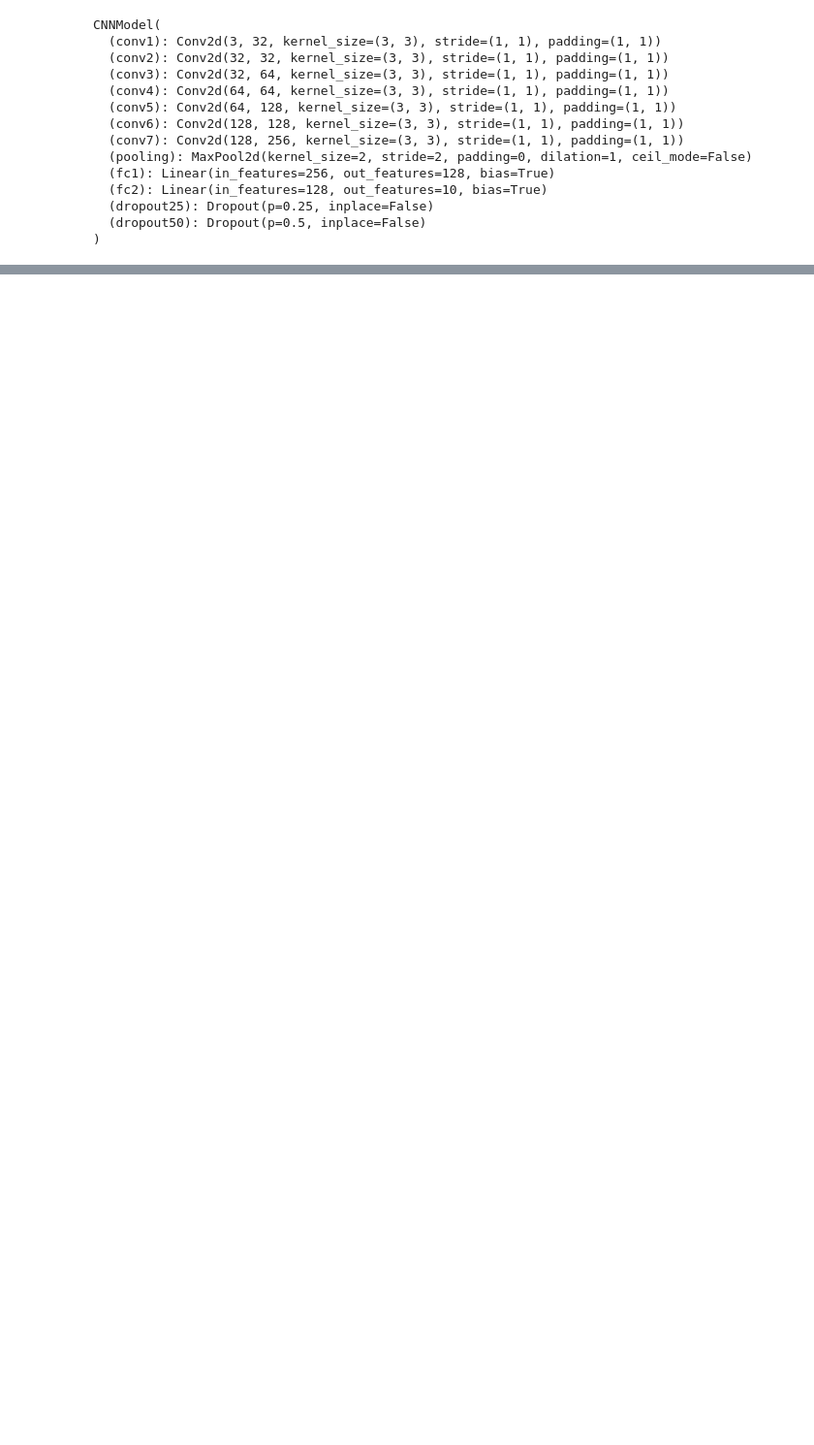
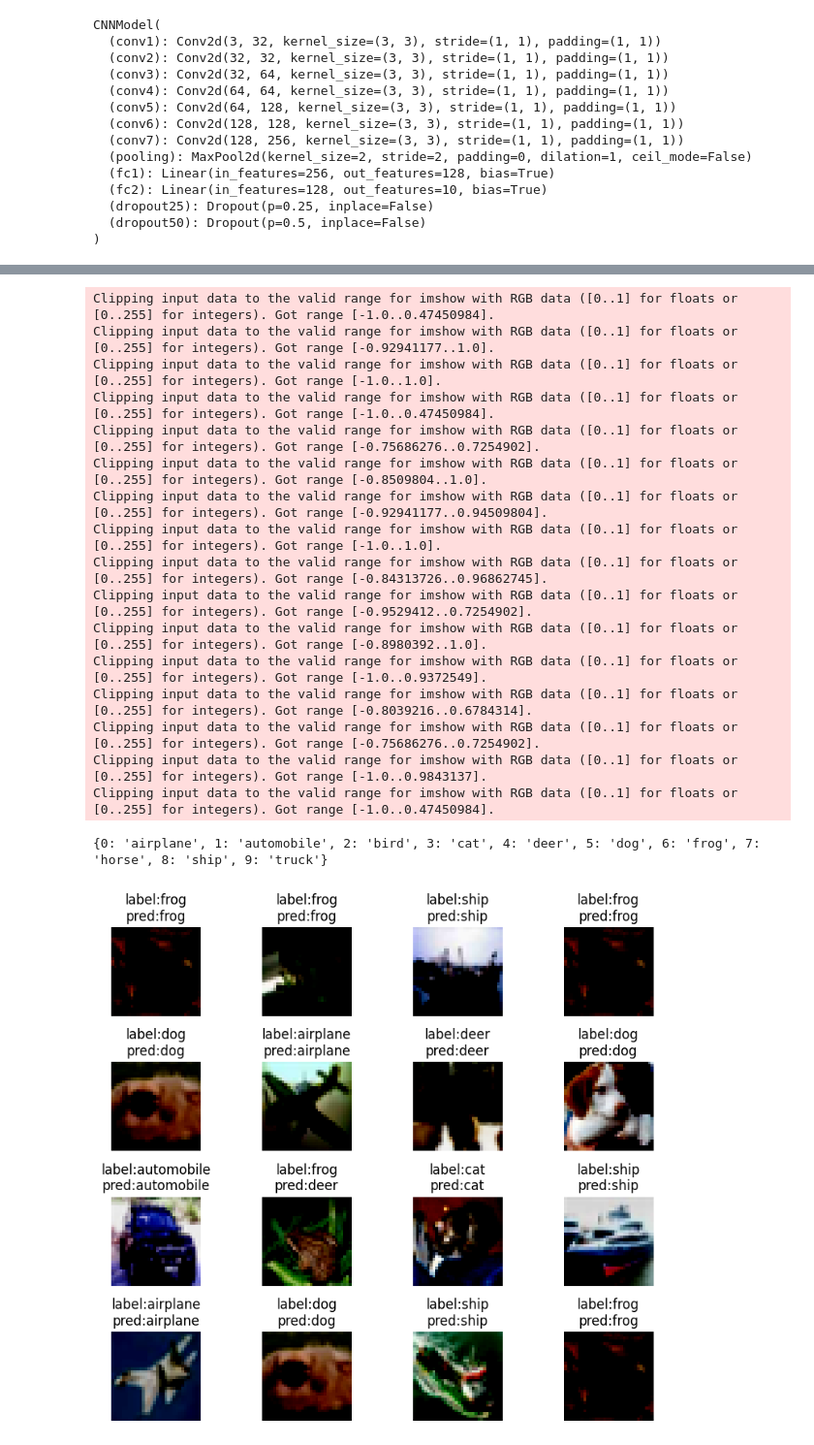
Before and after one commit to chy760martin/deep-learning, a Jupyter notebook: 07_deep_cnn_cifar10_gpu.ipynb, the cells around one changed output, grey strips where cells are left out. Shown at 97% size. Saved outputs shown, nothing was run; the diff lists cells and outputs as text; code cells hidden in the pictures; blank space fills up the shorter version.

```diff
--- a/07_deep_cnn_cifar10_gpu.ipynb
+++ b/07_deep_cnn_cifar10_gpu.ipynb
@@ -430,0 +454,45 @@ torch.save(model.state_dict(), '.\\models\\model_deep_cnn_cifar10.ckpt')
+# %%
+# 시각화 - 추론 및 정답 비교
+
+# labels map 생성 - train_dataset 에서 정답 label map을 생성
+labels_map = { v : k for k, v in train_dataset.dataset.class_to_idx.items() }
+print(labels_map)
+
+# 시각화
+plt.figure(figsize=(8, 7))
+
+cols, rows = 4, 4
+
+for i in range(1, cols * rows + 1):
+    plt.subplot(rows, cols, i)
+
+    # torch.randint()를 통한 1개의 index 추출
+    sample_idx = torch.randint(len(x_test), size=(1,)).item()
+
+    # test dataloder에서 image, label, pred 값을 추출하여 시각화 비교
+    img, label, pred = test_images[sample_idx], test_labels[sample_idx].item(), preds[sample_idx].item()
+
+    plt.title('label:' + labels_map[label] + '\npred:' + labels_map[pred])
+    plt.imshow(torch.permute(img, (1, 2, 0))) # 본래 이미지 shape (3, 224, 224) -> 시각화 하기 위해서 (224, 224, 3) 변환
+    plt.axis('off')
+plt.tight_layout()
+plt.show()
+# %% [output]
+Clipping input data to the valid range for imshow with RGB data ([0..1] for floats or [0..255] for integers). Got range [-1.0..0.47450984].
+Clipping input data to the valid range for imshow with RGB data ([0..1] for floats or [0..255] for integers). Got range [-0.92941177..1.0].
+Clipping input data to the valid range for imshow with RGB data ([0..1] for floats or [0..255] for integers). Got range [-1.0..1.0].
+Clipping input data to the valid range for imshow with RGB data ([0..1] for floats or [0..255] for integers). Got range [-1.0..0.47450984].
+Clipping input data to the valid range for imshow with RGB data ([0..1] for floats or [0..255] for integers). Got range [-0.75686276..0.7254902].
+Clipping input data to the valid range for imshow with RGB data ([0..1] for floats or [0..255] for integers). Got range [-0.8509804..1.0].
+Clipping input data to the valid range for imshow with RGB data ([0..1] for floats or [0..255] for integers). Got range [-0.92941177..0.94509804].
+Clipping input data to the valid range for imshow with RGB data ([0..1] for floats or [0..255] for integers). Got range [-1.0..1.0].
+Clipping input data to the valid range for imshow with RGB data ([0..1] for floats or [0..255] for integers). Got range [-0.84313726..0.96862745].
+Clipping input data to the valid range for imshow with RGB data ([0..1] for floats or [0..255] for integers). Got range [-0.9529412..0.7254902].
+Clipping input data to the valid range for imshow with RGB data ([0..1] for floats or [0..255] for integers). Got range [-0.8980392..1.0].
+Clipping input data to the valid range for imshow with RGB data ([0..1] for floats or [0..255] for integers). Got range [-1.0..0.9372549].
+Clipping input data to the valid range for imshow with RGB data ([0..1] for floats or [0..255] for integers). Got range [-0.8039216..0.6784314].
+Clipping input data to the valid range for imshow with RGB data ([0..1] for floats or [0..255] for integers). Got range [-0.75686276..0.7254902].
+Clipping input data to the valid range for imshow with RGB data ([0..1] for floats or [0..255] for integers). Got range [-1.0..0.9843137].
+Clipping input data to the valid range for imshow with RGB data ([0..1] for floats or [0..255] for integers). Got range [-1.0..0.47450984].
+{0: 'airplane', 1: 'automobile', 2: 'bird', 3: 'cat', 4: 'deer', 5: 'dog', 6: 'frog', 7: 'horse', 8: 'ship', 9: 'truck'}
+[figure, added]
```
Also changed, not shown: parts of 6 cells of this notebook, 5 other files.
